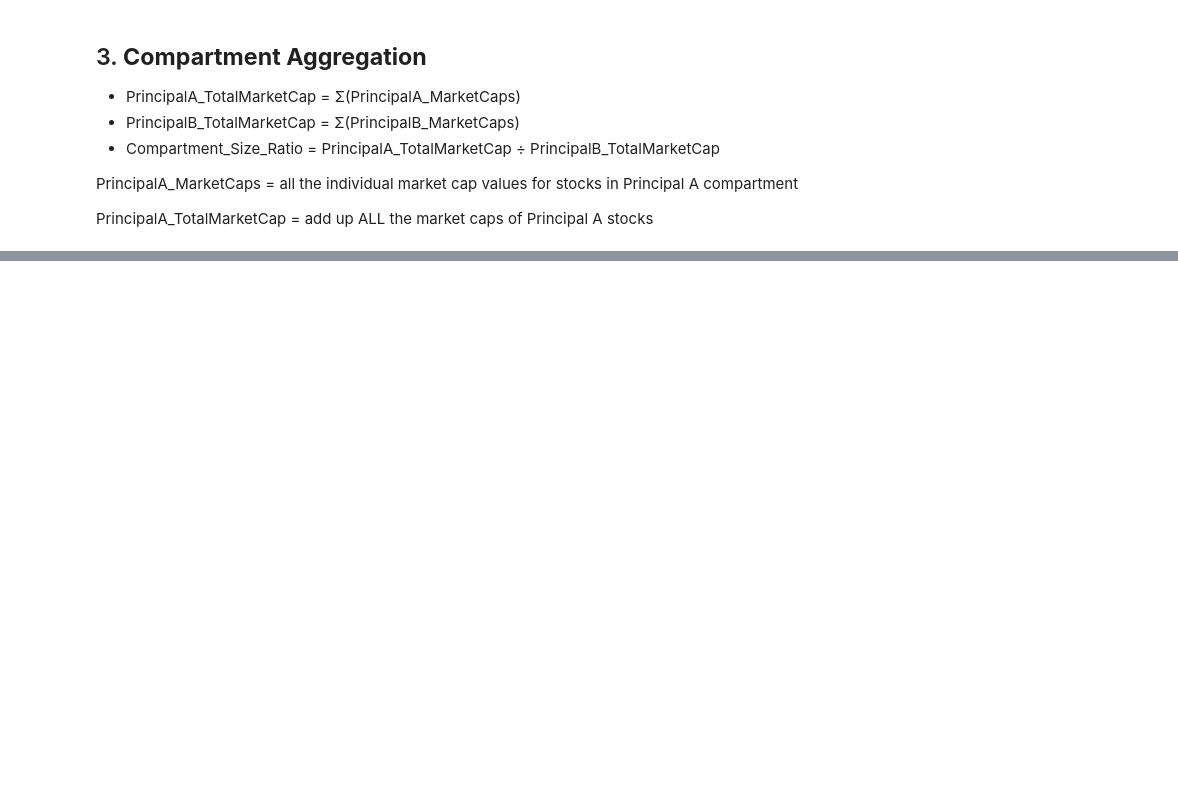
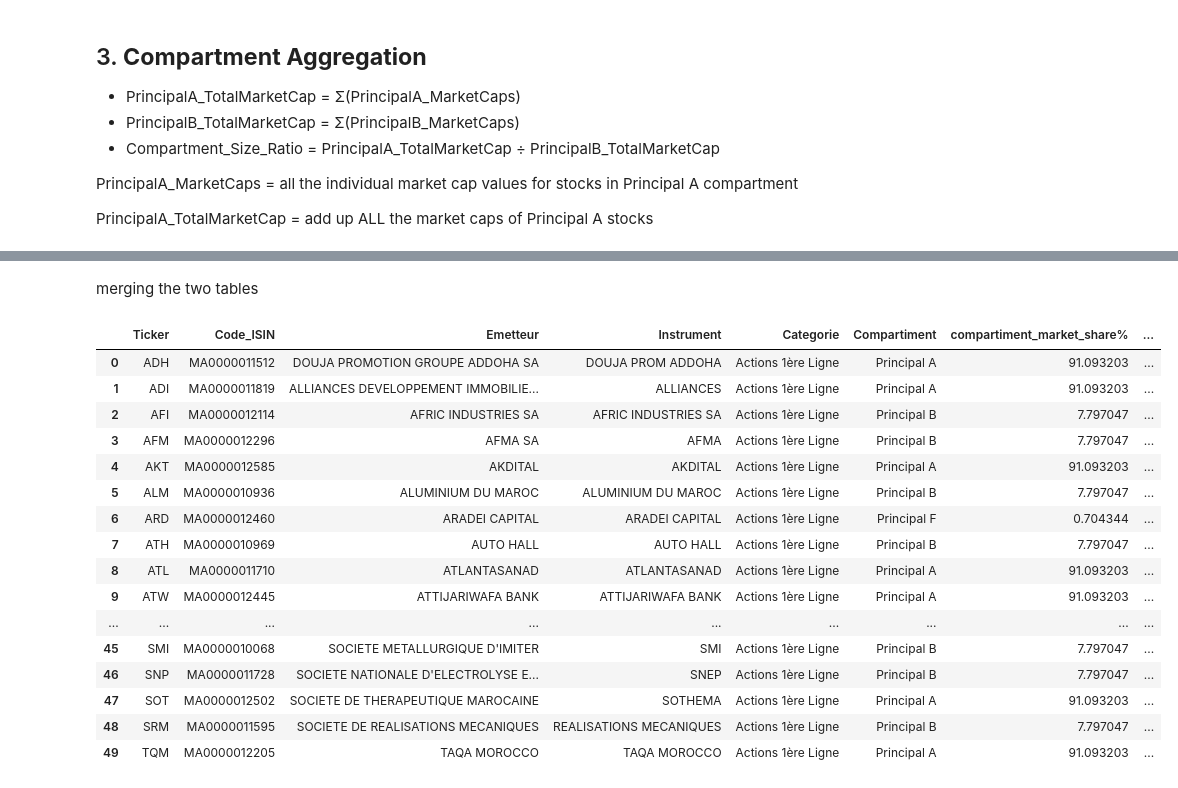
Before and after one commit to alSheiye5h/Morocco-All_Shares-Index, a Jupyter notebook: Compartments.ipynb, the cells around one changed output, grey strips where cells are left out. Saved outputs shown, nothing was run; the diff lists cells and outputs as text; code cells hidden in the pictures; blank space fills up the shorter version.

```diff
--- a/Compartments.ipynb
+++ b/Compartments.ipynb
@@ -12,7 +11,7 @@ from finance.funcs import market_cap
 - AFI_MarketCap = AFI_Nombre_titres × AFI_close
 # %%
 stocks = pd.read_csv('market_data.csv')
-market_cap = market_cap(stocks ,'market_cap')
+market_cap = float(stocks['market_cap'].sum())
 market_cap
 # %% [output]
 776203048449.44
@@ -23,6 +22,7 @@ market_cap
 - ADI_vs_AFI_Ratio = ADI_MarketCap ÷ AFI_MarketCap
 # %%
 stocks['relative_size'] = stocks.apply(lambda row: row['market_cap'] / market_cap * 100, axis=1)
+stocks.insert(6, 'compartiment_market_share%', None)
 stocks
 # %% [output]
 |  | Ticker | Code_ISIN | Emetteur | Instrument | Categorie | Compartiment | Nombre_titres | close | market_cap | ... |
@@ -53,3 +62,7 @@ stocks
 PrincipalA_MarketCaps = all the individual market cap values for stocks in Principal A compartment
 
 PrincipalA_TotalMarketCap = add up ALL the market caps of Principal A stocks
+# %%
+compartments = pd.DataFrame(stocks.groupby('Compartiment')['market_cap'].sum().reset_index())
+compartments['market_share%'] = compartments['market_cap'].apply(lambda x: (x / market_cap) * 100)
+compartments
@@ -55,0 +75,23 @@ PrincipalA_TotalMarketCap = add up ALL the market caps of Principal A stocks
+# %% [markdown]
+merging the two tables
+# %%
+stocks['compartiment_market_share%'] = stocks['Compartiment'].map(compartments.set_index('Compartiment')['market_share%'].to_dict())
+stocks
+# %% [output]
+|  | Ticker | Code_ISIN | Emetteur | Instrument | Categorie | Compartiment | compartiment_market_share% | ... |
+| 0 | ADH | MA0000011512 | DOUJA PROMOTION GROUPE ADDOHA SA | DOUJA PROM ADDOHA | Actions 1ère Ligne | Principal A | 91.093203 | ... |
+| 1 | ADI | MA0000011819 | ALLIANCES DEVELOPPEMENT IMMOBILIE... | ALLIANCES | Actions 1ère Ligne | Principal A | 91.093203 | ... |
+| 2 | AFI | MA0000012114 | AFRIC INDUSTRIES SA | AFRIC INDUSTRIES SA | Actions 1ère Ligne | Principal B | 7.797047 | ... |
+| 3 | AFM | MA0000012296 | AFMA SA | AFMA | Actions 1ère Ligne | Principal B | 7.797047 | ... |
+| 4 | AKT | MA0000012585 | AKDITAL | AKDITAL | Actions 1ère Ligne | Principal A | 91.093203 | ... |
+| 5 | ALM | MA0000010936 | ALUMINIUM DU MAROC | ALUMINIUM DU MAROC | Actions 1ère Ligne | Principal B | 7.797047 | ... |
+| 6 | ARD | MA0000012460 | ARADEI CAPITAL | ARADEI CAPITAL | Actions 1ère Ligne | Principal F | 0.704344 | ... |
+| 7 | ATH | MA0000010969 | AUTO HALL | AUTO HALL | Actions 1ère Ligne | Principal B | 7.797047 | ... |
+| 8 | ATL | MA0000011710 | ATLANTASANAD | ATLANTASANAD | Actions 1ère Ligne | Principal A | 91.093203 | ... |
+| 9 | ATW | MA0000012445 | ATTIJARIWAFA BANK | ATTIJARIWAFA BANK | Actions 1ère Ligne | Principal A | 91.093203 | ... |
+| ... | ... | ... | ... | ... | ... | ... | ... | ... |
+| 45 | SMI | MA0000010068 | SOCIETE METALLURGIQUE D'IMITER | SMI | Actions 1ère Ligne | Principal B | 7.797047 | ... |
+| 46 | SNP | MA0000011728 | SOCIETE NATIONALE D'ELECTROLYSE E... | SNEP | Actions 1ère Ligne | Principal B | 7.797047 | ... |
+| 47 | SOT | MA0000012502 | SOCIETE DE THERAPEUTIQUE MAROCAINE | SOTHEMA | Actions 1ère Ligne | Principal A | 91.093203 | ... |
+| 48 | SRM | MA0000011595 | SOCIETE DE REALISATIONS MECANIQUES | REALISATIONS MECANIQUES | Actions 1ère Ligne | Principal B | 7.797047 | ... |
+| 49 | TQM | MA0000012205 | TAQA MOROCCO | TAQA MOROCCO | Actions 1ère Ligne | Principal A | 91.093203 | ... |
```
Also changed, not shown: parts of 5 cells of this notebook, 2 other files.
